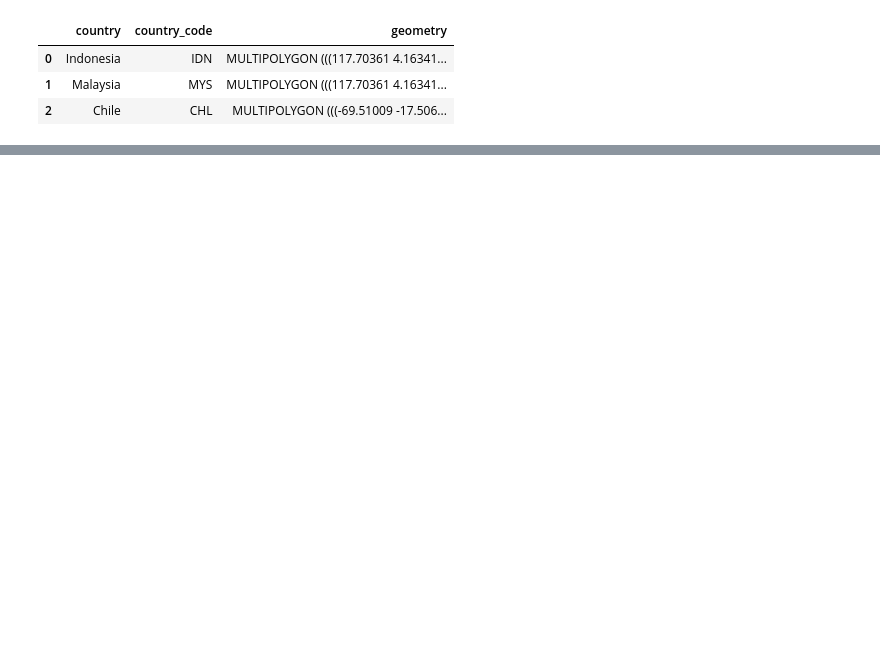
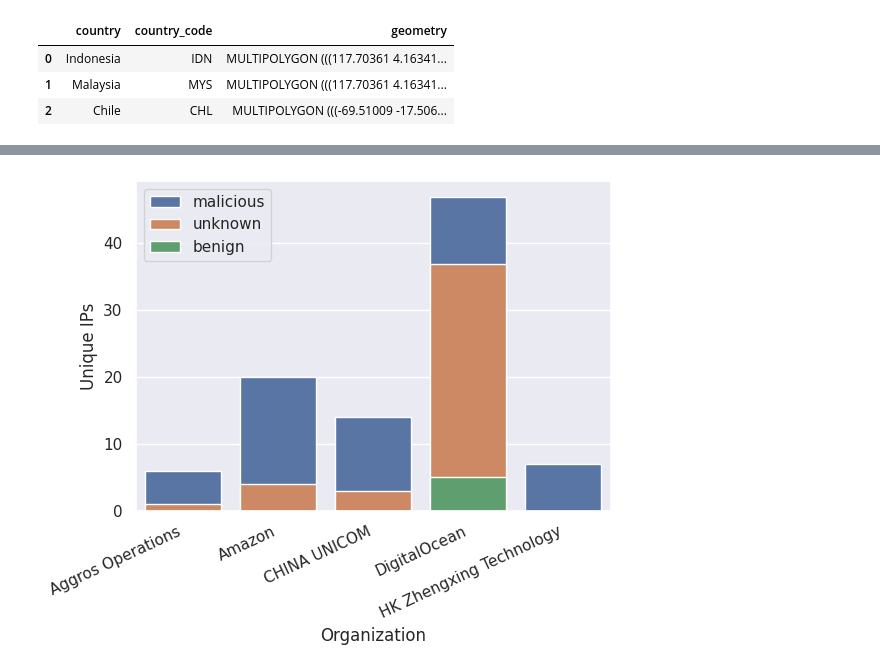
Before and after one commit to spritz-group/HoneyEVSE, a Jupyter notebook: logs/greynoise/greynoise analysis.ipynb, the cells around one changed output, grey strips where cells are left out. Cells and saved outputs as stored; diff of their text form; code cells hidden in the pictures; blank space fills up the shorter version.

```diff
--- a/logs/greynoise/greynoise analysis.ipynb
+++ b/logs/greynoise/greynoise analysis.ipynb
@@ -145,0 +192,21 @@ plt.tight_layout()
+# %%
+sns.set(rc={'figure.figsize':(6,5)})
+
+df3 = df.groupby(["organization"])["classification"].value_counts().reset_index()
+selected_orga = ["DigitalOcean", "Amazon", "CHINA UNICOM", "Aggros Operations", "HK Zhengxing Technology" ]
+g = sns.barplot(
+    data=df3[df3["organization"].isin(selected_orga)],
+    x="organization", y="count", hue="classification", dodge=False
+)
+
+g.set_xticklabels(g.get_xticklabels(), rotation=25, horizontalalignment='right')
+
+# set labels
+plt.xlabel("Organization")
+plt.ylabel("Unique IPs")
+plt.legend(loc='upper left')
+#plt.title("", size=18)
+plt.tight_layout()
+plt.savefig('imgs/organization_stacked.pdf')
+# %% [output]
+[figure, added]
```
Also changed, not shown: parts of 9 cells of this notebook.
